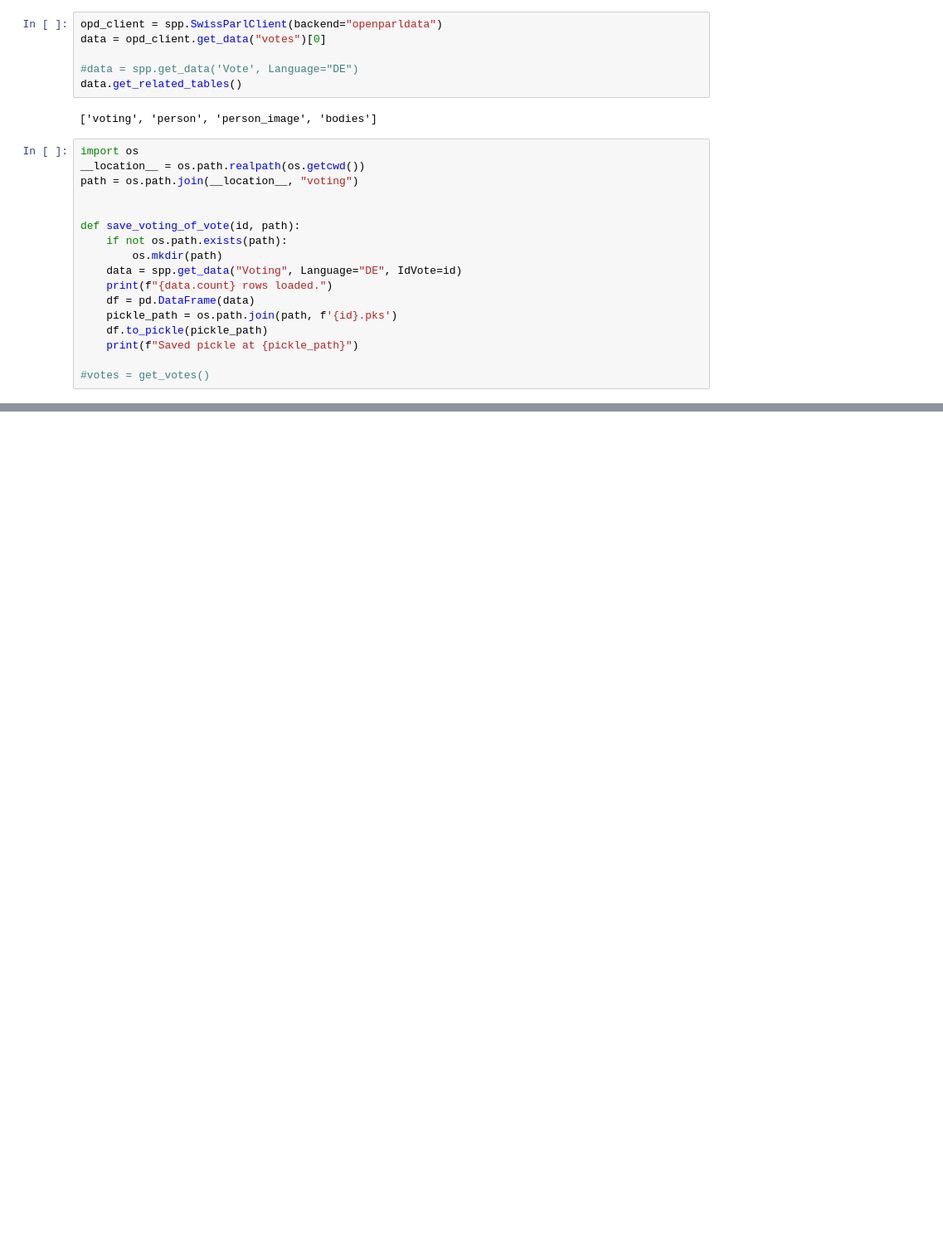
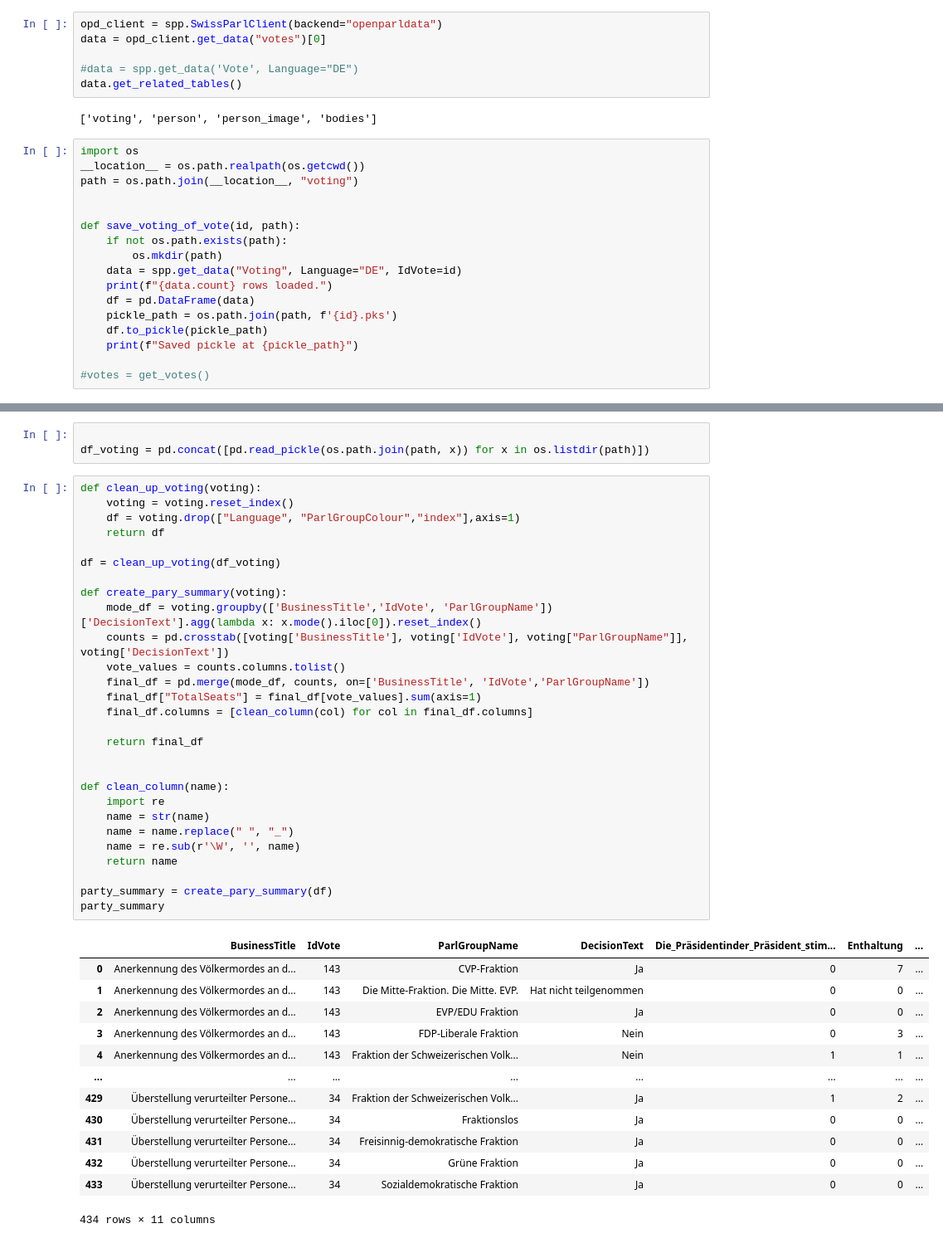
Before and after one commit to hannah22700/DENG, a Jupyter notebook: testing.ipynb, the cells around one changed output, grey strips where cells are left out. Shown at 83% size. Cells and saved outputs as stored; diff of their text form; blank space fills up the shorter version.

```diff
--- a/testing.ipynb
+++ b/testing.ipynb
@@ -134,0 +110,45 @@ Loading session 2342
+# %%
+
+df_voting = pd.concat([pd.read_pickle(os.path.join(path, x)) for x in os.listdir(path)])
+# %%
+def clean_up_voting(voting):
+    voting = voting.reset_index()
+    df = voting.drop(["Language", "ParlGroupColour","index"],axis=1)
+    return df
+
+df = clean_up_voting(df_voting)
+
+def create_pary_summary(voting):
+    mode_df = voting.groupby(['BusinessTitle','IdVote', 'ParlGroupName'])['DecisionText'].agg(lambda x: x.mode().iloc[0]).reset_index()
+    counts = pd.crosstab([voting['BusinessTitle'], voting['IdVote'], voting["ParlGroupName"]], voting['DecisionText'])
+    vote_values = counts.columns.tolist()
+    final_df = pd.merge(mode_df, counts, on=['BusinessTitle', 'IdVote','ParlGroupName'])
+    final_df["TotalSeats"] = final_df[vote_values].sum(axis=1)
+    final_df.columns = [clean_column(col) for col in final_df.columns]
+
+    return final_df
+
+
+def clean_column(name):
+    import re
+    name = str(name)
+    name = name.replace(" ", "_")
+    name = re.sub(r'\W', '', name)
+    return name
+
+party_summary = create_pary_summary(df)
+party_summary
+# %% [output]
+|  | BusinessTitle | IdVote | ParlGroupName | DecisionText | Die_Präsidentinder_Präsident_stim... | Enthaltung | ... |
+| 0 | Anerkennung des Völkermordes an d... | 143 | CVP-Fraktion | Ja | 0 | 7 | ... |
+| 1 | Anerkennung des Völkermordes an d... | 143 | Die Mitte-Fraktion. Die Mitte. EVP. | Hat nicht teilgenommen | 0 | 0 | ... |
+| 2 | Anerkennung des Völkermordes an d... | 143 | EVP/EDU Fraktion | Ja | 0 | 0 | ... |
+| 3 | Anerkennung des Völkermordes an d... | 143 | FDP-Liberale Fraktion | Nein | 0 | 3 | ... |
+| 4 | Anerkennung des Völkermordes an d... | 143 | Fraktion der Schweizerischen Volk... | Nein | 1 | 1 | ... |
+| ... | ... | ... | ... | ... | ... | ... | ... |
+| 429 | Überstellung verurteilter Persone... | 34 | Fraktion der Schweizerischen Volk... | Ja | 1 | 2 | ... |
+| 430 | Überstellung verurteilter Persone... | 34 | Fraktionslos | Ja | 0 | 0 | ... |
+| 431 | Überstellung verurteilter Persone... | 34 | Freisinnig-demokratische Fraktion | Ja | 0 | 0 | ... |
+| 432 | Überstellung verurteilter Persone... | 34 | Grüne Fraktion | Ja | 0 | 0 | ... |
+| 433 | Überstellung verurteilter Persone... | 34 | Sozialdemokratische Fraktion | Ja | 0 | 0 | ... |
+434 rows × 11 columns
```
Also changed, not shown: parts of 17 cells of this notebook, 2 other files.
